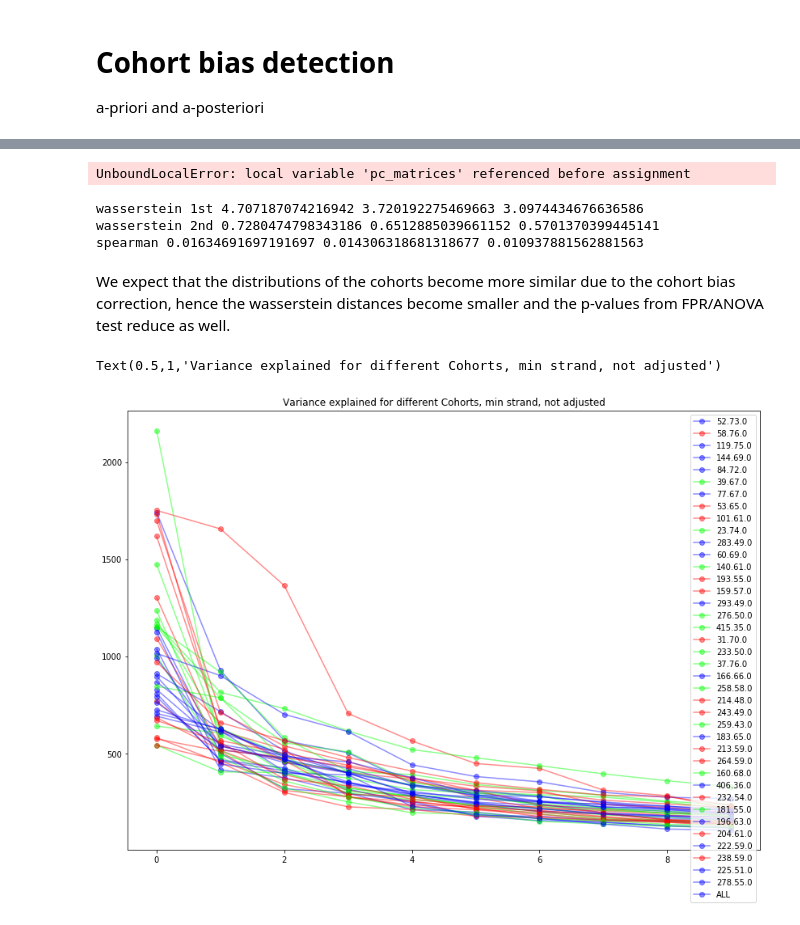
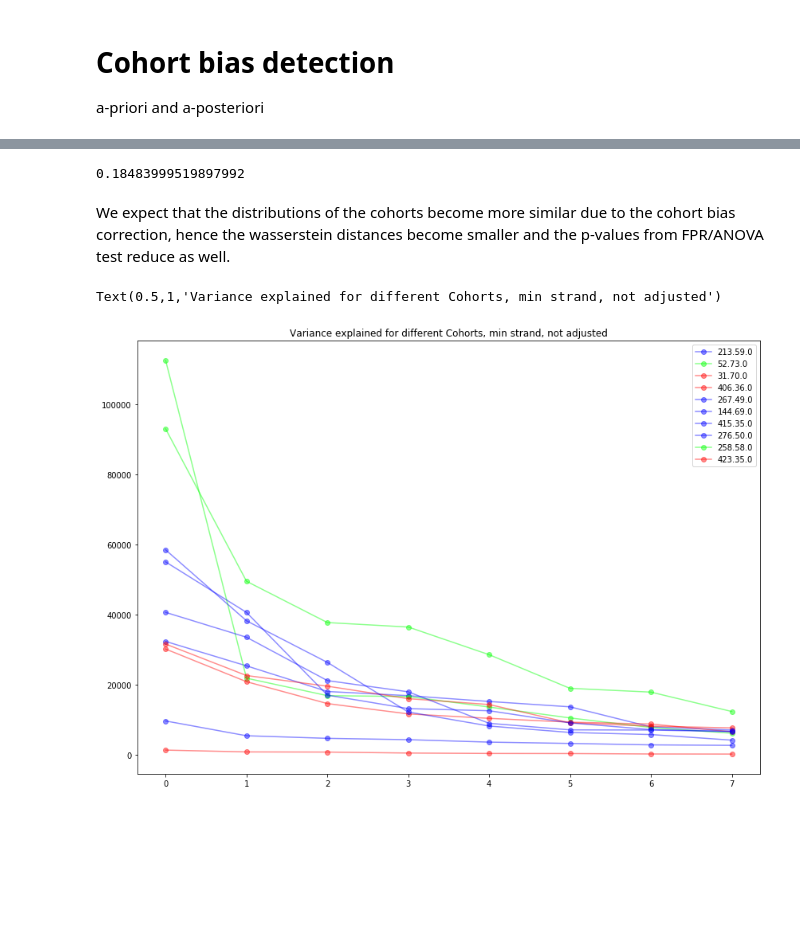
Before and after one commit to thu-vu92/Kanker-onderzoek, a Jupyter notebook: _bram/_notebooks/cohort_bias_correction_RNAexpression.ipynb, the cells around one changed output, grey strips where cells are left out. Cells and saved outputs as stored; diff of their text form; code cells hidden in the pictures; blank space fills up the shorter version.

```diff
--- a/_bram/_notebooks/cohort_bias_correction_RNAexpression.ipynb
+++ b/_bram/_notebooks/cohort_bias_correction_RNAexpression.ipynb
@@ -236,7 +237,8 @@ merged_RNA_min_CBC_LS = _preprocess(merged_RNA_min.copy(),
                                     col_range=None,
                                     bias_removal=True,
                                     debug=False,
-                                    scaler='robust') # 29905
+                                    scaler='robust',
+                                    min_cohort_size=8) # 29905
 gene_columns = [_col for _col in merged_RNA_min_CBC_LS.columns if 'GenX' in _col]
 if mean_shift:
     merged_RNA_min_CBC_LS.loc[:, gene_columns] *= merged_RNA_min.loc[:, gene_columns].std(axis=0)
@@ -310,7 +304,7 @@ import numpy as np
 from rpy2.robjects.packages import importr
 preprocessCore = importr('preprocessCore')
 # %%
-def _dim_reduction(df, min_samples=10, n_comp=50, method='PCA'):
+def _dim_reduction(df, min_samples=10, n_comp=50, method='PCA', pc_solver='arpack'):
     # method: PCA
     gene_columns = [_col for _col in df.columns if 'GenX' in _col]
     cohorts = df.batch_number.unique().tolist()
@@ -320,15 +314,15 @@ def _dim_reduction(df, min_samples=10, n_comp=50, method='PCA'):
         X = df.loc[ch, gene_columns]
         if X.shape[0]>min_samples:
             # PCA 3
-            reducer = decomposition.PCA(copy=True, n_components=n_comp, svd_solver='arpack')
+            reducer = decomposition.PCA(copy=True, n_components=n_comp, svd_solver=pc_solver)
             # put components in a dictionary with cohort as key
             X_red = reducer.fit_transform(X)
             #
             red_data_dict[_cohort] = {}
             red_data_dict[_cohort]['data'] = X_red
             red_data_dict[_cohort]['reducer'] = reducer
-
-    reducer = decomposition.PCA(copy=True, n_components=n_comp, svd_solver='arpack')
+    print("Running reducer on all samples..")
+    reducer = decomposition.PCA(copy=True, n_components=n_comp, svd_solver=pc_solver)
     X = df.loc[:, gene_columns]
     X_red = reducer.fit_transform(X)
     red_data_dict['ALL'] = {}
@@ -339,12 +333,12 @@ def _dim_reduction(df, min_samples=10, n_comp=50, method='PCA'):
     return red_data_dict
 # %%
 # n_comp has to be equal to the minimum-batch size in rows :).
-merged_RNA_min_PCA = _dim_reduction(merged_RNA_min, n_comp=8)
-merged_RNA_plus_PCA = _dim_reduction(merged_RNA_min, n_comp=8)
-merged_RNA_min_LS_median_PCA = _dim_reduction(merged_RNA_min_CBC_LS, n_comp=8)
-merged_RNA_plus_LS_median_PCA = _dim_reduction(merged_RNA_plus_CBC_LS, n_comp=8)
+merged_RNA_min_PCA = _dim_reduction(merged_RNA_min, n_comp=8, min_samples=8, pc_solver='full')
+merged_RNA_plus_PCA = _dim_reduction(merged_RNA_min, n_comp=8, min_samples=8, pc_solver='full')
+merged_RNA_min_LS_median_PCA = _dim_reduction(merged_RNA_min_CBC_LS, n_comp=8, min_samples=8, pc_solver='full')
+merged_RNA_plus_LS_median_PCA = _dim_reduction(merged_RNA_plus_CBC_LS, n_comp=8, min_samples=8, pc_solver='full')
 # %%
-res_dict = merged_RNA_min_PCA
+res_dict = merged_RNA_min_LS_median_PCA
 import random
 def random_color():
     rgbl=[255,0,0]
@@ -467,20 +533,0 @@ def _cohort_bias_metrics(cohort_dict, one_vs_all = True, equi_size = False):
-# %%
-cohort_metrics = _cohort_bias_metrics(cohort_dict=merged_RNA_min_LS_median_PCA, equi_size=False, one_vs_all=False)
-# %% [output]
-UnboundLocalError: local variable 'pc_matrices' referenced before assignment
-# %%
-print('wasserstein 1st', cohort_metrics['wasserstein']['1st'][0].mean(),
- cohort_metrics['wasserstein']['1st'][1].mean(),
- cohort_metrics['wasserstein']['1st'][2].mean())
-
-print('wasserstein 2nd', cohort_metrics['wasserstein']['2nd'][0].mean(),
- cohort_metrics['wasserstein']['2nd'][1].mean(),
- cohort_metrics['wasserstein']['2nd'][2].mean())
-
-print('spearman', cohort_metrics['spearman'][0][0].mean(),
-                  cohort_metrics['spearman'][1][0].mean(),
-                  cohort_metrics['spearman'][2][0].mean())
-# %% [output]
-wasserstein 1st 4.707187074216942 3.720192275469663 3.0974434676636586
-wasserstein 2nd 0.7280474798343186 0.6512885039661152 0.5701370399445141
-spearman 0.01634691697191697 0.014306318681318677 0.010937881562881563
@@ -487,17 +538,21 @@ spearman 0.01634691697191697 0.014306318681318677 0.010937881562881563
+# %%
+cohort_metrics_col_nonEquiSize['significance']['MW-U'][0].mean()
+# %% [output]
+0.18483999519897992
 # %% [markdown]
 We expect that the distributions of the cohorts become more similar due to the cohort bias correction, hence the wasserstein distances become smaller and the p-values from FPR/ANOVA test reduce as well.
 # %%
-res_dict = merged_RNA_min_PCA
+res_dict = merged_RNA_min_LS_median_PCA
 cohorts = res_dict.keys()
 fig, ax = plt.subplots(ncols=1, figsize=(14,10))
-for _cohort in cohorts:
+for _cohort in random.sample(cohorts,10):
     clr = random_color()
     ax.plot(res_dict[_cohort]['reducer'].explained_variance_, 'o-', color=clr, alpha=0.45, label=_cohort)
 ax.legend()
 ax.set_title('Variance explained for different Cohorts, min strand, not adjusted')
 # %% [output]
 Text(0.5,1,'Variance explained for different Cohorts, min strand, not adjusted')
-[figure, old version]
+[figure, new version]
 # %%
 res_dict = merged_RNA_min_LS_median_PCA
 import random
```
Also changed, not shown: parts of 8 cells of this notebook.
